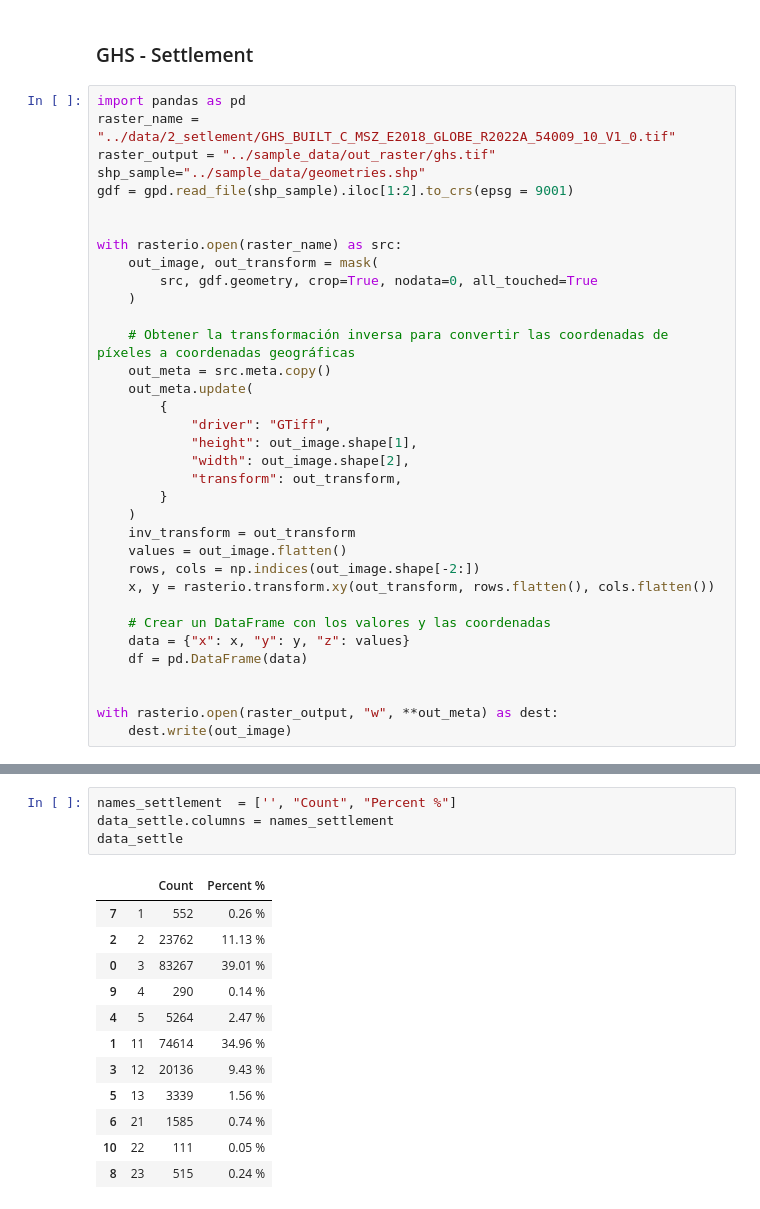
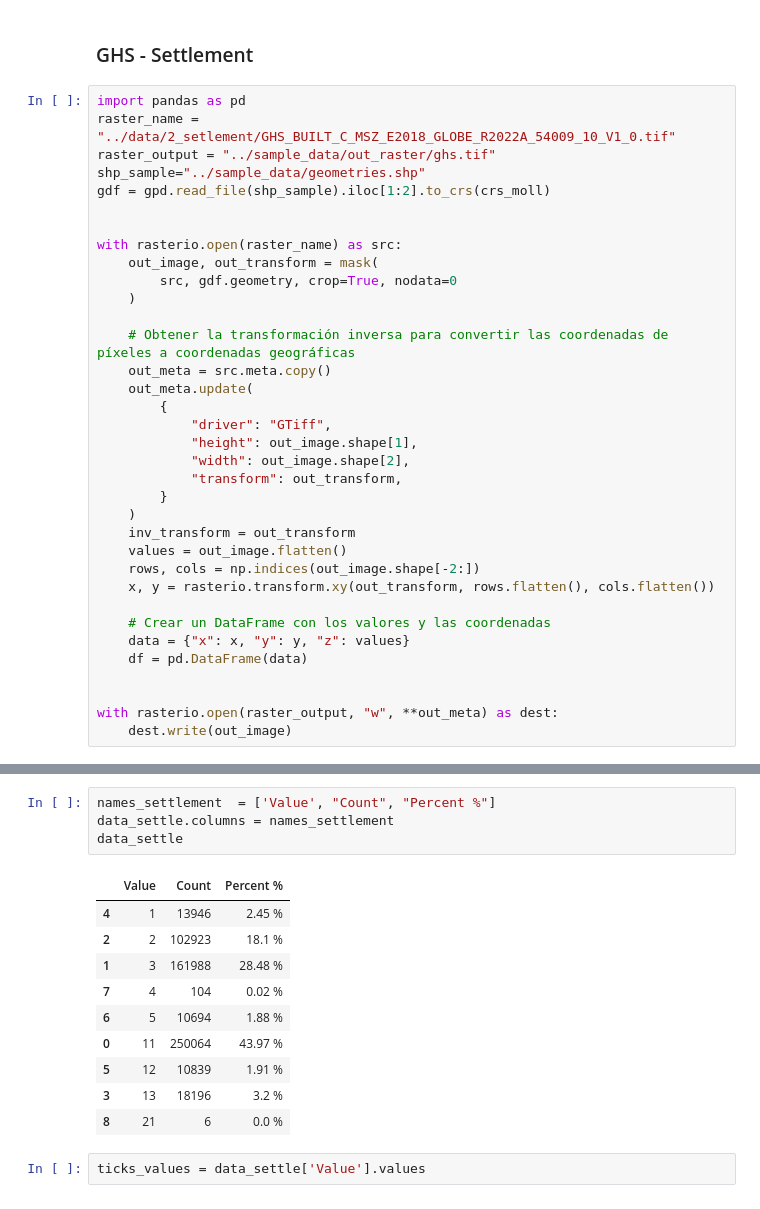
Before and after one commit to TJhon/python-raster-crop, a Jupyter notebook: tutorials/reference.ipynb, the cells around one changed output, grey strips where cells are left out. Drawn from its saved outputs; the diff is of its cells as text.

```diff
--- a/tutorials/reference.ipynb
+++ b/tutorials/reference.ipynb
@@ -1027,12 +1047,12 @@ import pandas as pd
 raster_name = "../data/2_setlement/GHS_BUILT_C_MSZ_E2018_GLOBE_R2022A_54009_10_V1_0.tif"
 raster_output = "../sample_data/out_raster/ghs.tif"
 shp_sample="../sample_data/geometries.shp"
-gdf = gpd.read_file(shp_sample).iloc[1:2].to_crs(epsg = 9001)
+gdf = gpd.read_file(shp_sample).iloc[1:2].to_crs(crs_moll)
 
 
 with rasterio.open(raster_name) as src:
     out_image, out_transform = mask(
-        src, gdf.geometry, crop=True, nodata=0, all_touched=True
+        src, gdf.geometry, crop=True, nodata=0
     )
 
     # Obtener la transformación inversa para convertir las coordenadas de píxeles a coordenadas geográficas
@@ -1071,17 +1091,17 @@ Without NAs: 213435
 # %%
-names_settlement  = ['', "Count", "Percent %"]
+names_settlement  = ['Value', "Count", "Percent %"]
 data_settle.columns = names_settlement
 data_settle
 # %% [output]
-|  |  | Count | Percent % |
-| 7 | 1 | 552 | 0.26 % |
-| 2 | 2 | 23762 | 11.13 % |
-| 0 | 3 | 83267 | 39.01 % |
-| 9 | 4 | 290 | 0.14 % |
-| 4 | 5 | 5264 | 2.47 % |
-| 1 | 11 | 74614 | 34.96 % |
-| 3 | 12 | 20136 | 9.43 % |
-| 5 | 13 | 3339 | 1.56 % |
-| 6 | 21 | 1585 | 0.74 % |
-| 10 | 22 | 111 | 0.05 % |
-| 8 | 23 | 515 | 0.24 % |
+|  | Value | Count | Percent % |
+| 4 | 1 | 13946 | 2.45 % |
+| 2 | 2 | 102923 | 18.1 % |
+| 1 | 3 | 161988 | 28.48 % |
+| 7 | 4 | 104 | 0.02 % |
+| 6 | 5 | 10694 | 1.88 % |
+| 0 | 11 | 250064 | 43.97 % |
+| 5 | 12 | 10839 | 1.91 % |
+| 3 | 13 | 18196 | 3.2 % |
+| 8 | 21 | 6 | 0.0 % |
+# %%
+ticks_values = data_settle['Value'].values
```
Also changed, not shown: parts of 6 cells of this notebook, 2 other files.
